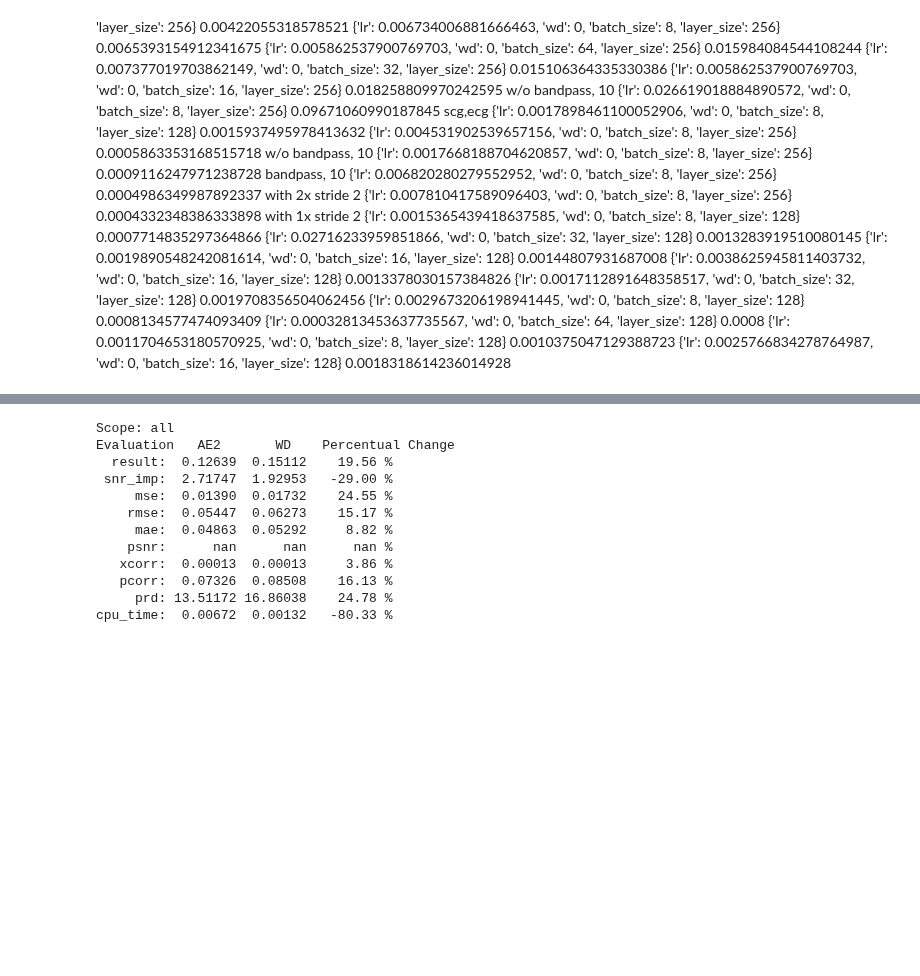
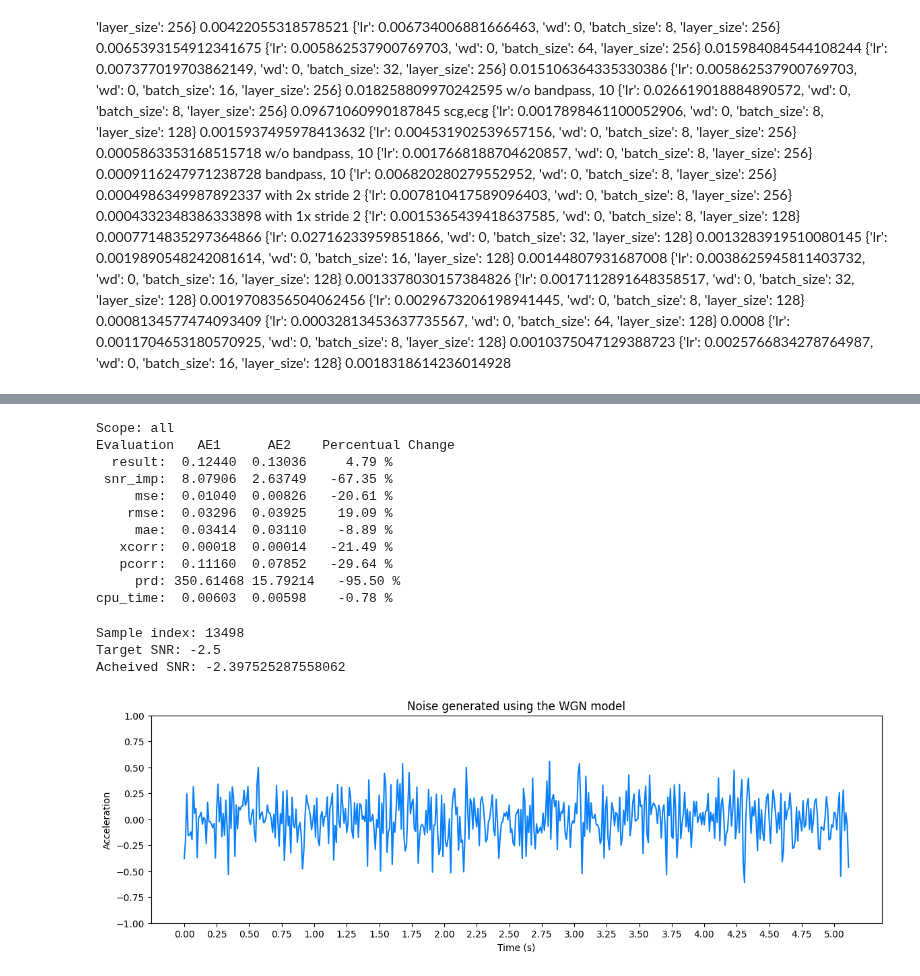
Before and after one commit to jonasburian/Bachelor-Thesis-Project, a Jupyter notebook: project.ipynb, the cells around one changed output, grey strips where cells are left out. Saved outputs shown, nothing was run; the diff lists cells and outputs as text; code cells hidden in the pictures; blank space fills up the shorter version.

```diff
--- a/project.ipynb
+++ b/project.ipynb
@@ -1314,13 +1372,13 @@ Clean/BP: 0.7648205926274341
 # %%
 # COMPARISON OF DIFFERENT DENOISING METHODS
 
-# Gives the percentual change of the denoted denoising methods (column_1 and column_2)
+# Gives the percentage change of the specified denoising methods (column_1 and column_2)
 # for specific scopes and a specific metric (mean or sd)
 
-filename = 'results/2/results.json'
+filename = 'results/2/wgn/results.json'
 
-column_1 = 'AE2'
-column_2 = 'WD'
+column_1 = 'AE1'
+column_2 = 'AE2'
 scopes = ['all']
 metric = 'sd'
 
@@ -1338,14 +1396,62 @@ with open(filename) as json_file:
             print(f'{evaluation:>8}: {val:>8.5f} {val_cmp:>8.5f} {percentage_change:>8.2f} %')
 # %% [output]
 Scope: all
-Evaluation   AE2       WD    Percentual Change
-  result:  0.12639  0.15112    19.56 %
- snr_imp:  2.71747  1.92953   -29.00 %
-     mse:  0.01390  0.01732    24.55 %
-    rmse:  0.05447  0.06273    15.17 %
-     mae:  0.04863  0.05292     8.82 %
-    psnr:      nan      nan      nan %
-   xcorr:  0.00013  0.00013     3.86 %
-   pcorr:  0.07326  0.08508    16.13 %
-     prd: 13.51172 16.86038    24.78 %
-cpu_time:  0.00672  0.00132   -80.33 %
+Evaluation   AE1      AE2    Percentual Change
+  result:  0.12440  0.13036     4.79 %
+ snr_imp:  8.07906  2.63749   -67.35 %
+     mse:  0.01040  0.00826   -20.61 %
+    rmse:  0.03296  0.03925    19.09 %
+     mae:  0.03414  0.03110    -8.89 %
+   xcorr:  0.00018  0.00014   -21.49 %
+   pcorr:  0.11160  0.07852   -29.64 %
+     prd: 350.61468 15.79214   -95.50 %
+cpu_time:  0.00603  0.00598    -0.78 %
+# %%
+directory = os.path.join('results', 'noise_viz')
+if not os.path.exists(directory):
+    os.makedirs(directory)
+
+i = random.choice(range(0, len(test_dataset)))
+i = 13498
+print(f'Sample index: {i}')
+
+_, data = test_dataset[i]
+
+data = data.numpy()
+
+target_snr_db = -2.5
+print(f'Target SNR: {target_snr_db}')
+
+data_avg_watts = np.mean(data ** 2)
+data_avg_db = 10 * np.log10(data_avg_watts)
+
+noise_avg_db = data_avg_db - target_snr_db
+noise_avg_watts = 10 ** (noise_avg_db / 10)
+
+mean_noise = 0
+noise = np.random.normal(mean_noise, np.sqrt(noise_avg_watts), len(data))
+
+print(f'Acheived SNR: {snr(data, data + noise)}')
+
+
+time_from = 0
+time_to = 512
+
+plt.figure(figsize=(14, 4))
+
+x = np.array(range(time_to)[time_from:time_to]) / sampling_rate
+plt.plot(x, noise[time_from:time_to], color='#087ffb')
+plt.xticks(x[::25])
+
+plt.title('Noise generated using the WGN model')
+plt.xlabel('Time (s)')
+plt.ylabel(r'Acceleration')
+plt.ylim(bottom=-1, top=1)
+
+plt.savefig(os.path.join(directory, 'noise.png'), format='png', bbox_inches='tight')
+plt.show()
+# %% [output]
+Sample index: 13498
+Target SNR: -2.5
+Acheived SNR: -2.397525287558062
+[figure, added]
```
Also changed, not shown: parts of 25 cells of this notebook, 52 other files.
